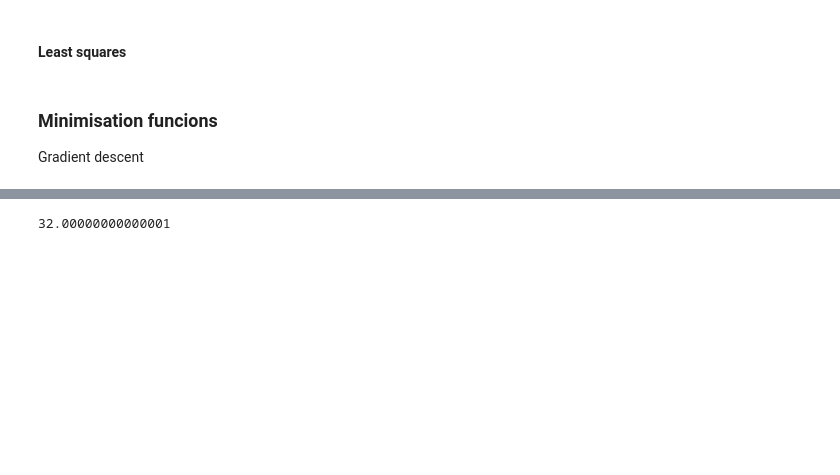
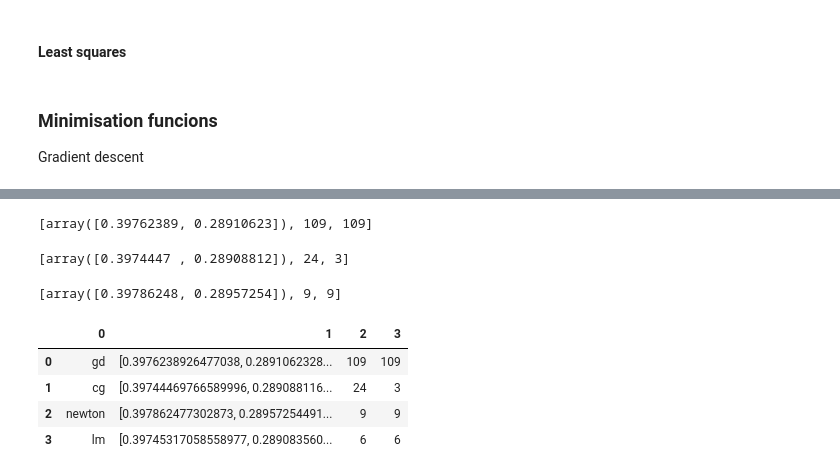
Before and after one commit to Resurrectiontent/ADA-TimeComplexityEstimation, a Jupyter notebook: 3-UnconstrainedNonlinearOptimisation1&2Order.ipynb, the cells around one changed output, grey strips where cells are left out. Drawn from its saved outputs; the diff is of its cells as text; code cells hidden in the pictures; blank space fills up the shorter version.

```diff
--- a/3-UnconstrainedNonlinearOptimisation1&2Order.ipynb
+++ b/3-UnconstrainedNonlinearOptimisation1&2Order.ipynb
@@ -95,3 +195,47 @@ def gradient_descent(function, bounds):
 # %%
+gd_l = list(gradient_descent(linear_approximant, linear_grad, [[-2,2],[-3,3]]))
+gd_l
 # %% [output]
-32.00000000000001
+[array([0.39762389, 0.28910623]), 109, 109]
+# %%
+cg_ls = lambda x, *args: least_squares(args[0], *x)
+
+cg_results = scipy.optimize.minimize(cg_ls,\
+                                              x0=[20,10],\
+                                              args=(linear_approximant), \
+                                              method='CG',\
+                                              tol=EPSILON,\
+                                              options={'return_all': True})
+cg_l = [cg_results.x, cg_results.nfev, cg_results.nit]
+cg_l
+# %% [output]
+[array([0.3974447 , 0.28908812]), 24, 3]
+# %%
+n_ls = lambda x: least_squares(args[0], *x)
+n_gr = lambda x, *args: grad_ls(args[0], *x)
+n_results = scipy.optimize.newton(func=cg_ls,\
+                                args=(linear_approximant,),\
+                                x0=[20,10], full_output=True, fprime2=n_gr, maxiter=1000)
+n_results
+n_l = [n_results, n_results.nfev, n_results.nit]
+n_l
+# %% [output]
+[array([0.39786248, 0.28957254]), 9, 9]
+# %%
+def least_squares_residuals(x, *args):
+    return [args[0]([x_k, x[0], x[1]]) - y_k for x_k, y_k in zip(X, Y)]
+
+lm_results = scipy.optimize.least_squares(fun=least_squares_residuals,\
+                                                           x0=[0,1],\
+                                                           method='lm',\
+                                                           xtol=EPSILON,\
+                                                           args=([linear_approximant]))
+lm_l = [lm_results.x, lm_results.nfev, lm_results.nfev]
+# %%
+display(DataFrame.from_records([['gd']+gd_l, ['cg']+cg_l, ['newton']+n_l, ['lm']+lm_l]))
+# %% [output]
+|  | 0 | 1 | 2 | 3 |
+| 0 | gd | [0.3976238926477038, 0.2891062328... | 109 | 109 |
+| 1 | cg | [0.39744469766589996, 0.289088116... | 24 | 3 |
+| 2 | newton | [0.397862477302873, 0.28957254491... | 9 | 9 |
+| 3 | lm | [0.39745317058558977, 0.289083560... | 6 | 6 |
```
Also changed, not shown: parts of 13 cells of this notebook.
